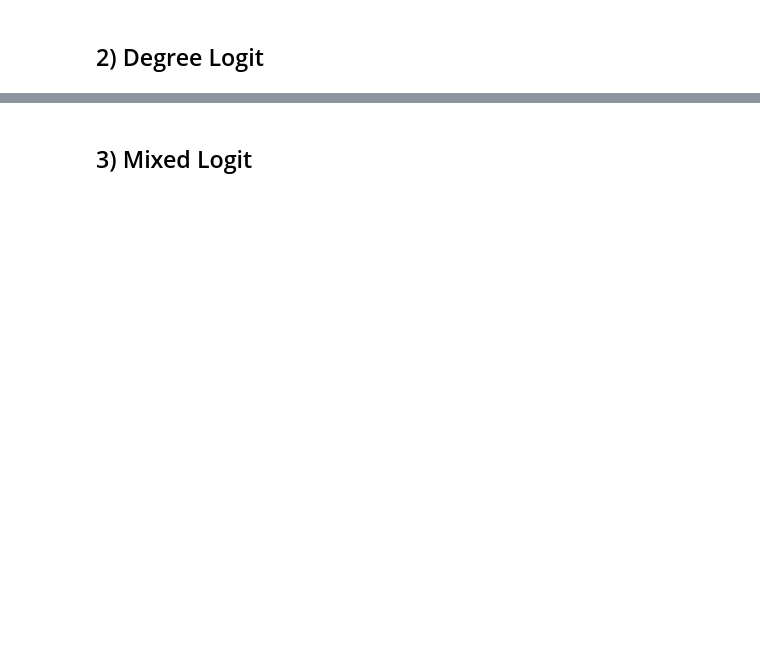
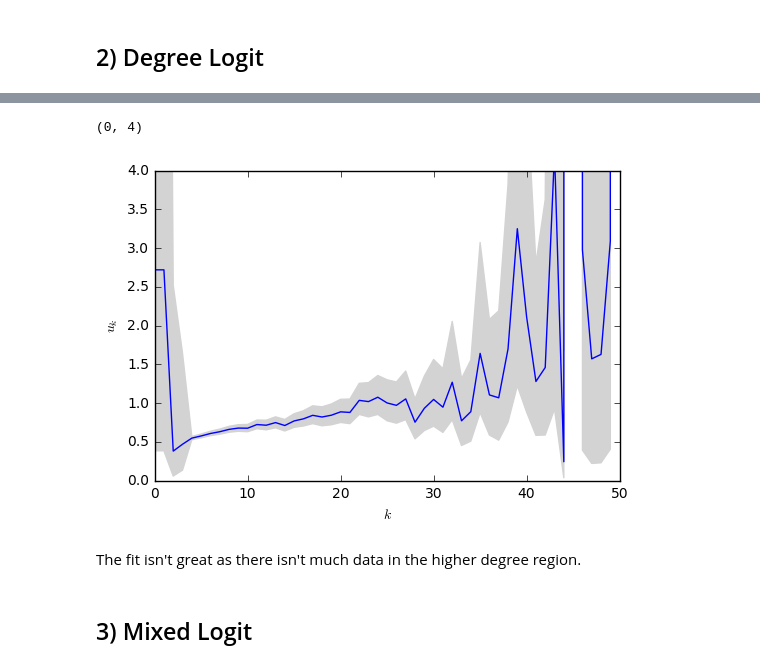
Before and after one commit to janovergoor/choose2grow, a Jupyter notebook: debug_em.ipynb, the cells around one changed output, grey strips where cells are left out. Drawn from its saved outputs; the diff is of its cells as text; code cells hidden in the pictures; blank space fills up the shorter version.

```diff
--- a/debug_em.ipynb
+++ b/debug_em.ipynb
@@ -11,6 +11,6 @@ First, we generate a graph and the accompanying choice sets. In this case, we se
 # generate a growing graph
 (G, el) = network_generation.generate_mixed_model('test', n_max=20000, r=1.00, p=0.25, grow=True, m=4, vvv=1)
 # compute choice sets
-D = network_stats.choice_data('test', el, vvv=1)
+D = network_stats.choice_data('test', el, n_alt=8, vvv=1)
 # %% [output]
 [test] generated a growing graph with 5004 nodes and 20001 edges (r=1.00, p=0.25)
@@ -38,12 +64,17 @@ m2.fit()
 # %%
 plt.figure()
 xs = np.arange(51)
 plt.fill_between(xs, np.exp(m2.u - 1.96*m2.se), np.exp(m2.u + 1.96*m2.se), color='lightgrey')
 plt.plot(xs, np.exp(m2.u), '-b')
 plt.xlabel(r"$k$")
 plt.ylabel(r"$u_k$")
 axes = plt.gca()
-axes.set_ylim([0, 10])
+axes.set_ylim([0, 4])
+# %% [output]
+(0, 4)
+[figure, added]
+# %% [markdown]
+The fit isn't great as there isn't much data in the higher degree region.
 # %% [markdown]
 ## 3) Mixed Logit
 # %%
```
Also changed, not shown: parts of 7 cells of this notebook.
